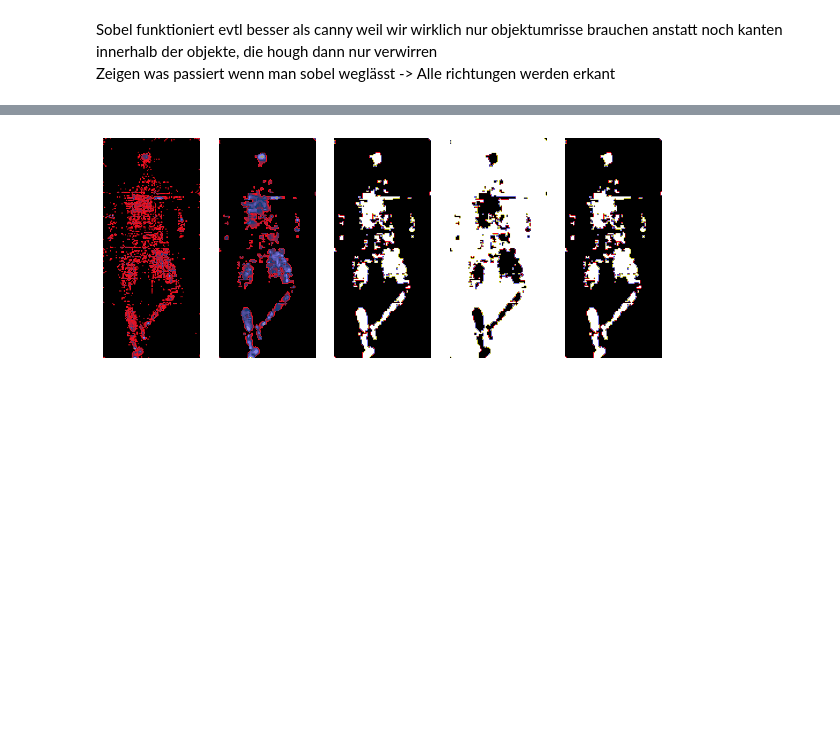
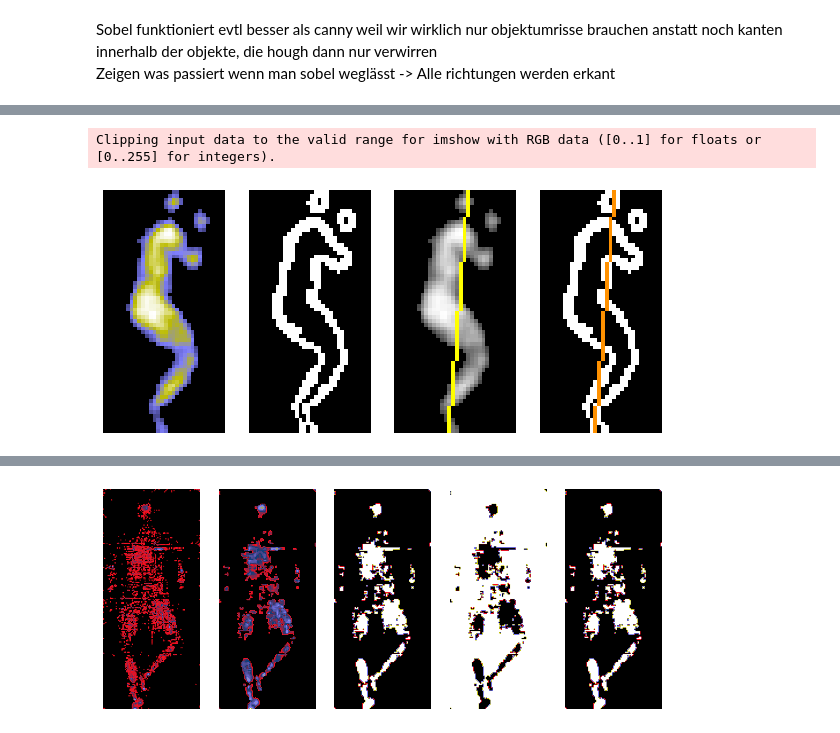
Before and after one commit to jb3rndt/wisemat-posture-classification, a Jupyter notebook: transforms_visualizations.ipynb, the cells around one changed output, grey strips where cells are left out. Drawn from its saved outputs; the diff is of its cells as text; code cells hidden in the pictures; blank space fills up the shorter version.

```diff
--- a/transforms_visualizations.ipynb
+++ b/transforms_visualizations.ipynb
@@ -656,0 +500,18 @@ image_row(image, apply_lines(sobel, lines), final)
+# %%
+import cv2
+import math
+
+
+image, __ = torchvision.transforms.Compose(
+    [
+        *normalizations,
+        Blur((3, 3)),
+        Threshold(lambda img: np.median(img[img > 0.0])),
+    ]
+)(physionet[100])
+lines, sobel = hough_lines(image)
+
+image_row(image, sobel, apply_lines(image, lines), apply_lines(sobel, lines))
+# %% [output]
+Clipping input data to the valid range for imshow with RGB data ([0..1] for floats or [0..255] for integers).
+[figure, added]
```
Also changed, not shown: parts of 29 cells of this notebook.
